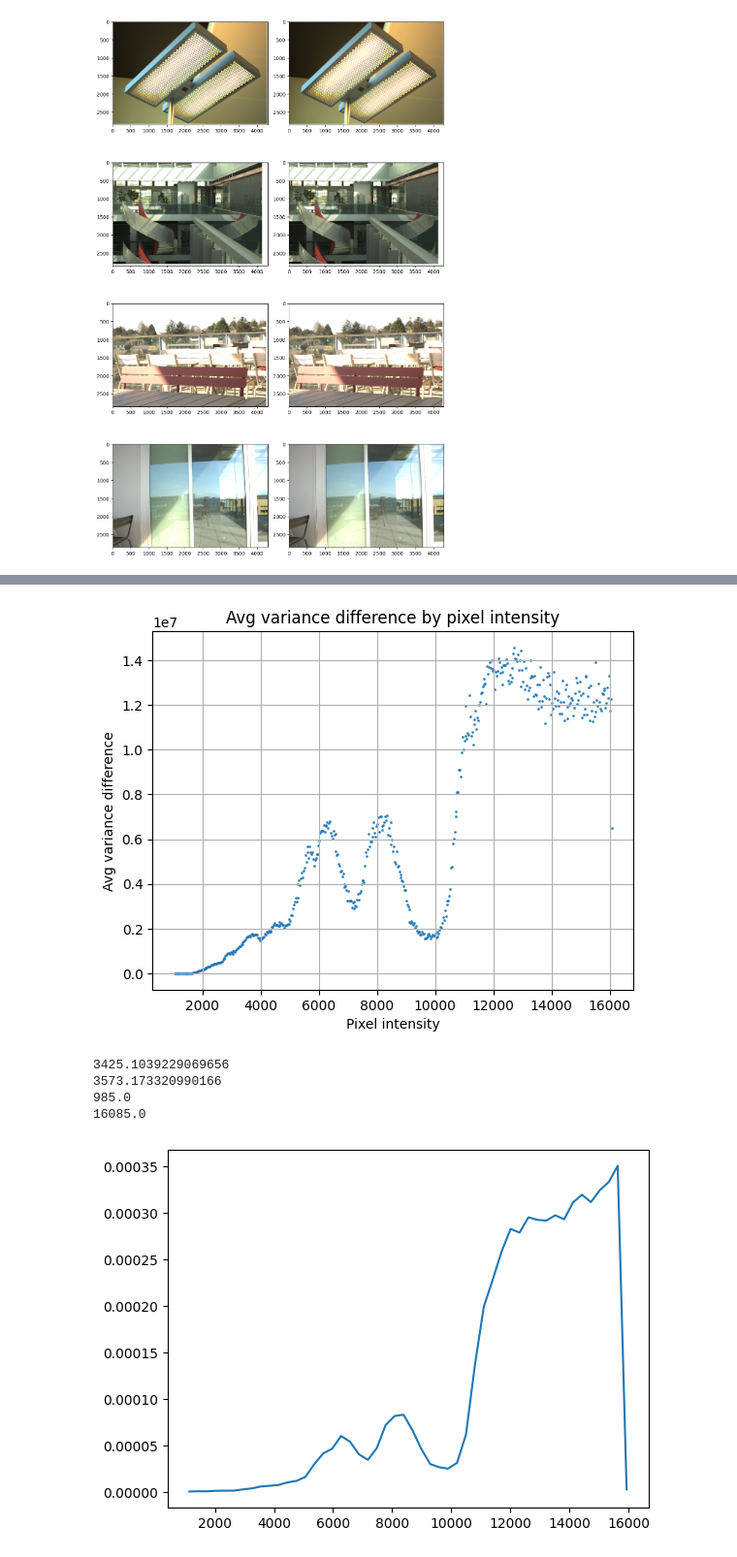
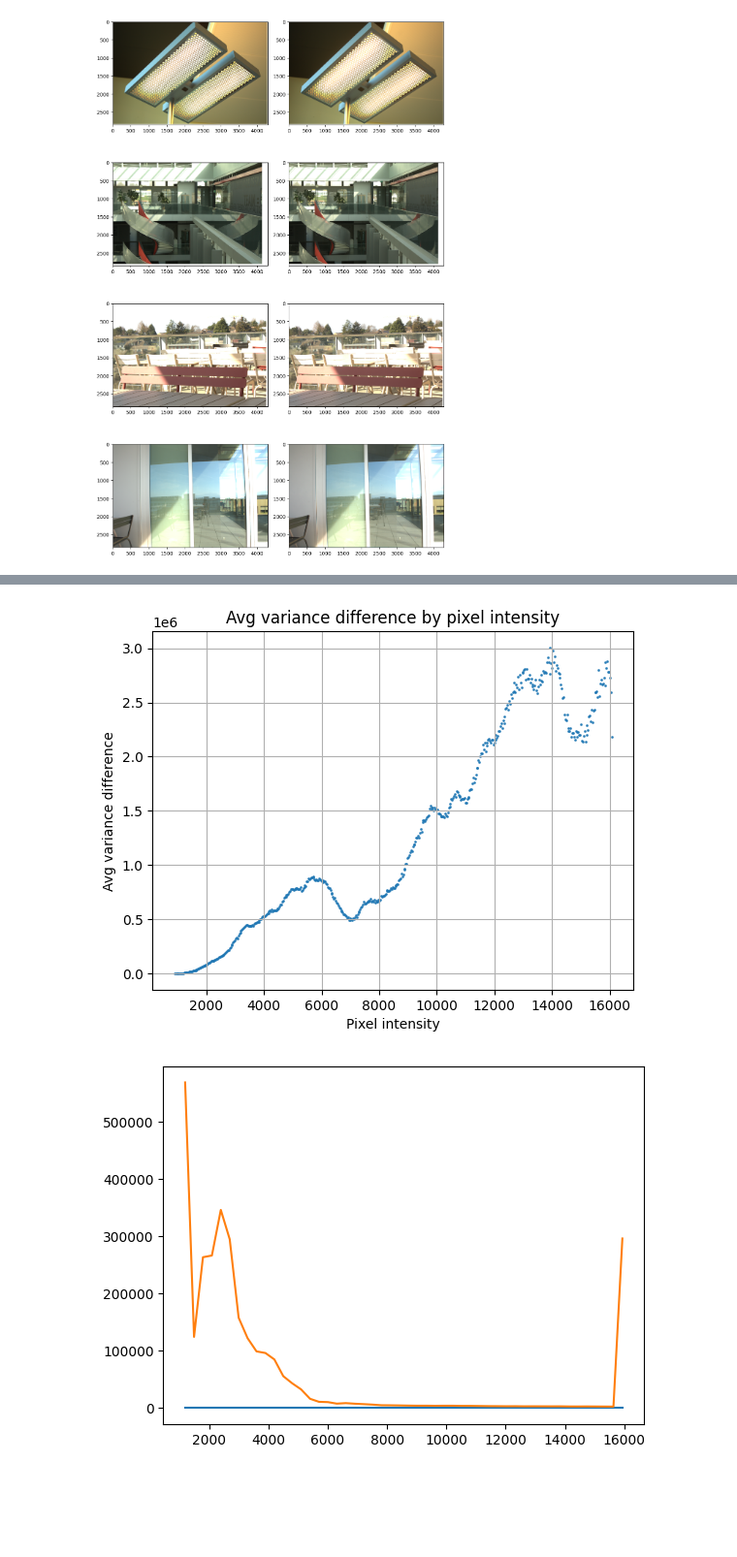
Before and after one commit to ewaMiazga/comp-photo-2025, a Jupyter notebook: variance_brightness_analysis.ipynb, the cells around one changed output, grey strips where cells are left out. Shown at 97% size. Drawn from its saved outputs; the diff is of its cells as text; code cells hidden in the pictures; blank space fills up the shorter version.

Commit message:
Update variance to brightness analysis notebook
Add clearer examples of the relationship between the number of pixels of a certain brightness and the variance around pixels of that brightness level.

```diff
--- a/variance_brightness_analysis.ipynb
+++ b/variance_brightness_analysis.ipynb
@@ -43,12 +43,12 @@ plt.show()
 
 
 def compute_local_variance_single_channel(image, kernel_size=5):
-    image = image.astype(np.float32)
+    image = image.astype(np.float64)
     # cv2 blur calculates local mean using a box filter
     mean = cv2.blur(image, (kernel_size, kernel_size))
     mean_sq = cv2.blur(image**2, (kernel_size, kernel_size))
     variance = mean_sq - mean**2
-    return mean_sq - mean**2
+    return variance
 
 def compute_local_variance(image, kernel_size=5):
     R_variance = compute_local_variance_single_channel(image[:, :, 0], kernel_size)
@@ -59,7 +59,7 @@ def compute_local_variance(image, kernel_size=5):
     return np.stack((R_variance, G1_variance, B_variance, G2_variance), axis=2)
 
 def compute_local_mean_single_channel(image, kernel_size=5):
-    image = image.astype(np.float32)
+    image = image.astype(np.float64)
     # cv2 blur calculates local mean using a box filter
     mean = cv2.blur(image, (kernel_size, kernel_size))
     return mean
@@ -135,7 +134,7 @@ paths_dict = get_image_paths()
 diffused_image_paths = paths_dict['filter_long_exp']
 clear_image_paths = paths_dict['long_exp']
 
-
+pixels_r = np.zeros(0)
 pixel_to_variance_difference_r = np.zeros((0,2))
 pixel_to_mean_difference_r = np.zeros((0,2))
 pixel_to_variance_difference_normalized_r = np.zeros((0,2))
@@ -153,6 +152,7 @@ for diffused_image_path, clear_image_path in tqdm(zip(diffused_image_paths, clea
     mean_difference = (diffused_mean - clear_mean)
     variance_difference_normalized = (diffused_variance - clear_variance ) / ( clear_variance + diffused_variance + 1e-8)
     variance_difference = (diffused_variance - clear_variance)
+    pixels_r = np.append(pixels_r, clear_channels[:,:,0].flatten())
     pixel_to_mean_difference_r = np.append(pixel_to_mean_difference_r, create_array_per_pair(clear_channels[:,:,0], mean_difference[:,:,0]), axis=0)
     pixel_to_variance_difference_r = np.append(pixel_to_variance_difference_r, create_array_per_pair(clear_channels[:,:,0], variance_difference[:,:,0]), axis=0)
     pixel_to_variance_difference_normalized_r = np.append(pixel_to_variance_difference_normalized_r, create_array_per_pair(clear_channels[:,:,0], variance_difference_normalized[:,:,0]), axis=0)
@@ -197,28 +197,24 @@ plot_avg_variance_difference_by_pixel_1_channel(pixel_to_variance_clear_r)
 # %%
 plot_avg_variance_difference_by_pixel_1_channel(pixel_to_variance_diffused_r)
 # %% [output]
-[figure, old version]
+[figure, new version]
 # %%
 
 # simply plot avg brightness histogram
-print(pixel_to_variance_difference_r[:, 0].mean())
-print(pixel_to_variance_difference_r[:, 0].std())
-print(pixel_to_variance_difference_r[:, 0].min())
-print(pixel_to_variance_difference_r[:, 0].max())
 num_bins = 50
 
+# print(np.allclose(pixel_to_variance_difference_r[:, 0], pixels_r))
+
 counts, bin_edges = np.histogram(pixel_to_variance_difference_r[:, 0], bins=num_bins)
+# counts, bin_edges = np.histogram(pixels_r, bins=num_bins)
 bin_centers = (bin_edges[:-1] + bin_edges[1:]) / 2
 inv_counts = np.where(counts != 0, 1 / counts, 0)
 
 # Plot as points
 plt.plot(bin_centers, inv_counts)
+plt.plot(bin_centers, counts)
 # plt.hist(pixel_to_variance_difference_r[:, 0], bins=num_bins)
 # plt.plot(bins, hist)
 plt.show()
 # %% [output]
-3425.1039229069656
-3573.173320990166
-985.0
-16085.0
-[figure, old version]
+[figure, new version]
```
Also changed, not shown: parts of 15 cells of this notebook.
